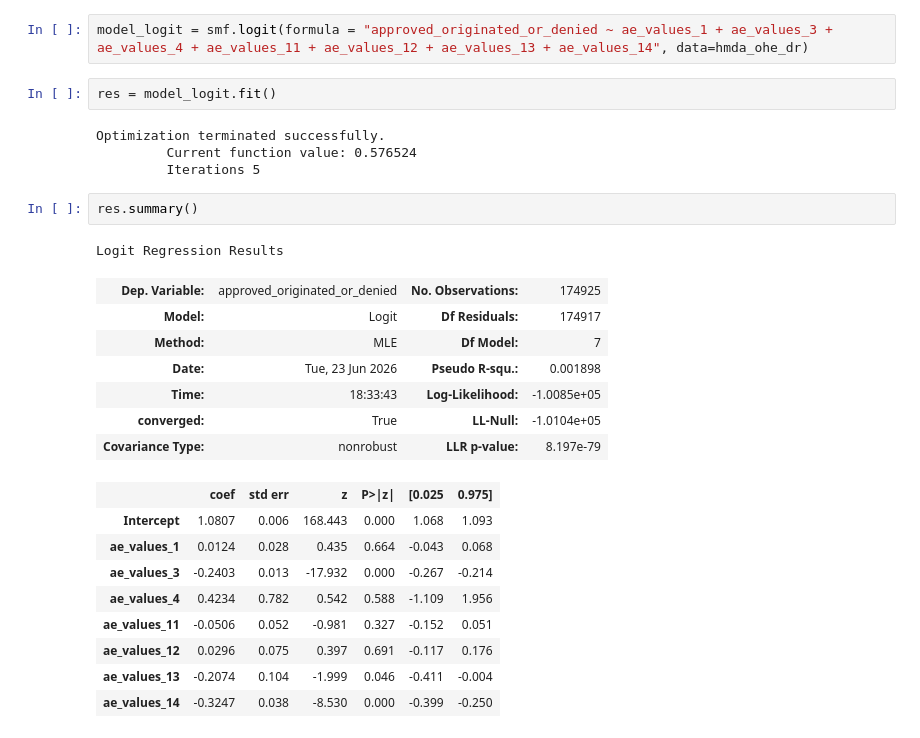
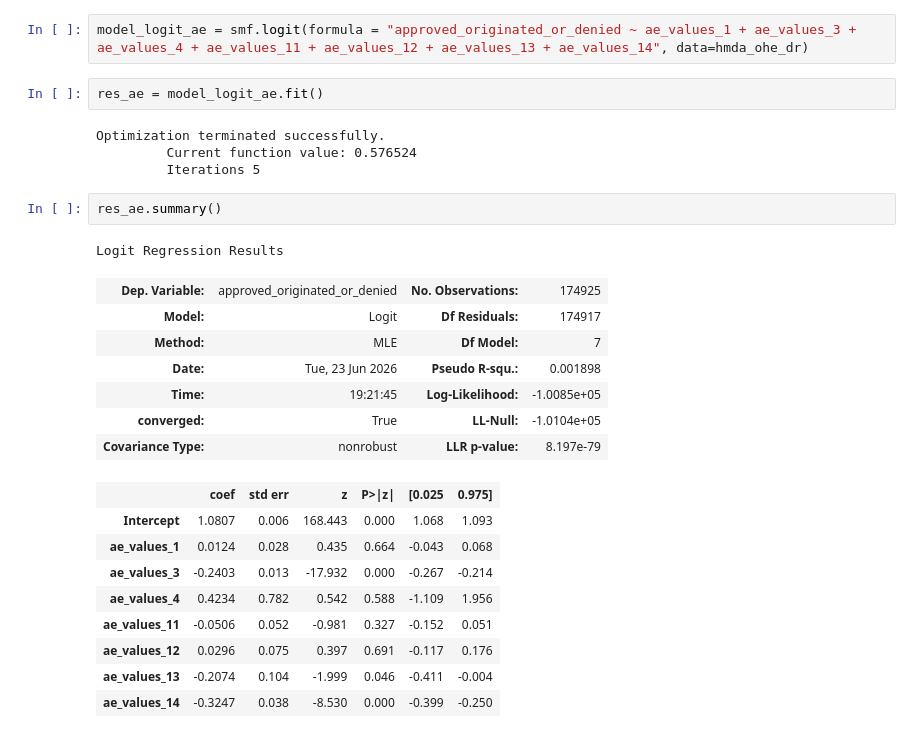
Before and after one commit to catdgomez/redlined_by_algorithm, a Jupyter notebook: notebooks/redlined_by_algorithm_exploratory.ipynb, the cells around one changed output. Cells and saved outputs as stored; diff of their text form.

```diff
--- a/notebooks/redlined_by_algorithm_exploratory.ipynb
+++ b/notebooks/redlined_by_algorithm_exploratory.ipynb
@@ -816,20 +1081,20 @@ hmda_ohe_dr['debt_to_income_ratio'].unique().tolist() #astype(str)
 # %%
-model_logit = smf.logit(formula = "approved_originated_or_denied ~ ae_values_1 + ae_values_3 + ae_values_4 + ae_values_11 + ae_values_12 + ae_values_13 + ae_values_14", data=hmda_ohe_dr)
+model_logit_ae = smf.logit(formula = "approved_originated_or_denied ~ ae_values_1 + ae_values_3 + ae_values_4 + ae_values_11 + ae_values_12 + ae_values_13 + ae_values_14", data=hmda_ohe_dr)
 # %%
-res = model_logit.fit()
+res_ae = model_logit_ae.fit()
 # %% [output]
 Optimization terminated successfully.
          Current function value: 0.576524
          Iterations 5
 # %%
-res.summary()
+res_ae.summary()
 # %% [output]
 Logit Regression Results
 | Dep. Variable: | approved_originated_or_denied | No. Observations: | 174925 |
 | Model: | Logit | Df Residuals: | 174917 |
 | Method: | MLE | Df Model: | 7 |
 | Date: | Tue, 23 Jun 2026 | Pseudo R-squ.: | 0.001898 |
-| Time: | 18:33:43 | Log-Likelihood: | -1.0085e+05 |
+| Time: | 19:21:45 | Log-Likelihood: | -1.0085e+05 |
 | converged: | True | LL-Null: | -1.0104e+05 |
 | Covariance Type: | nonrobust | LLR p-value: | 8.197e-79 |
 |  | coef | std err | z | P>|z| | [0.025 | 0.975] |
```
Also changed, not shown: parts of 23 cells of this notebook.
